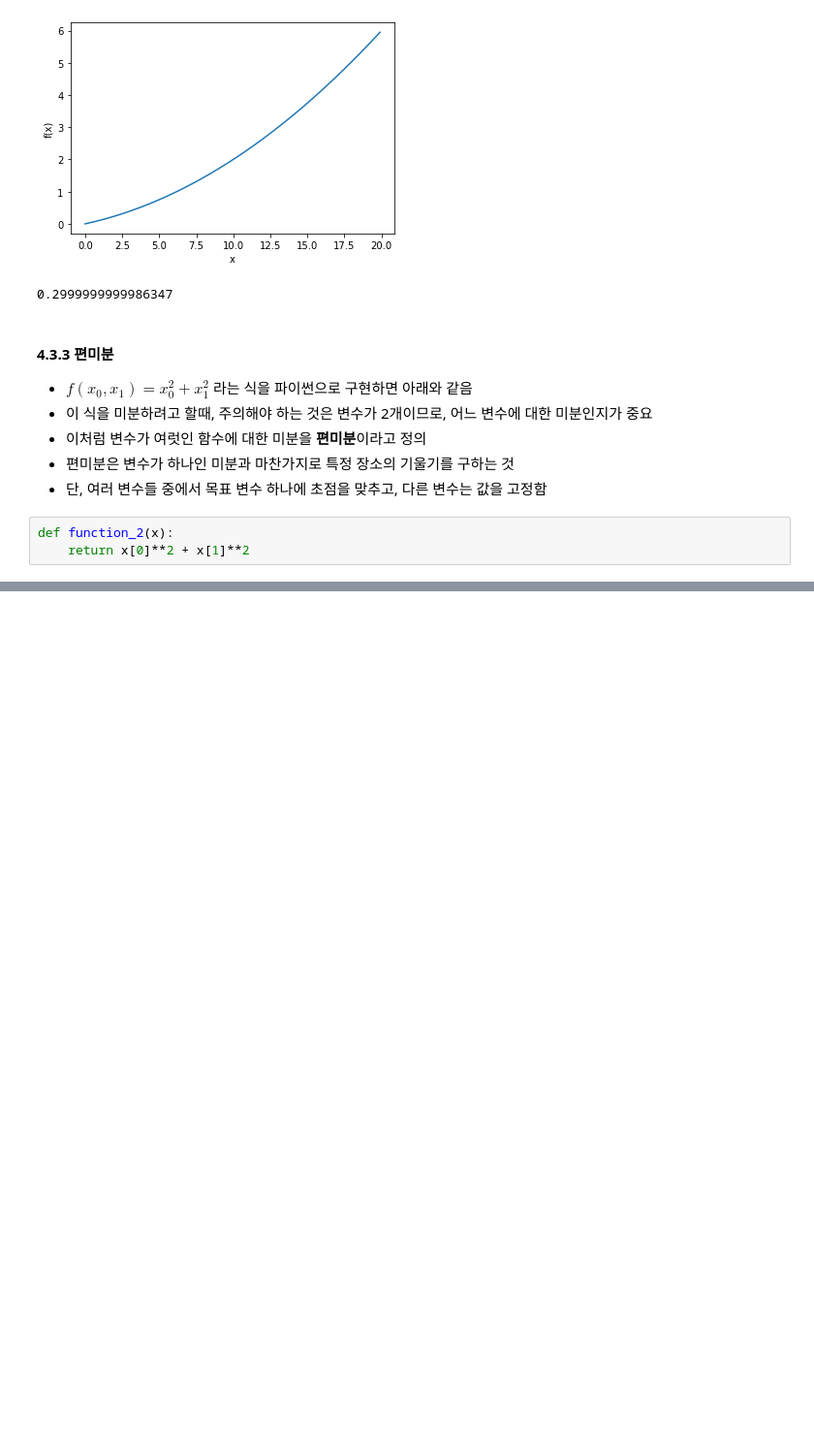
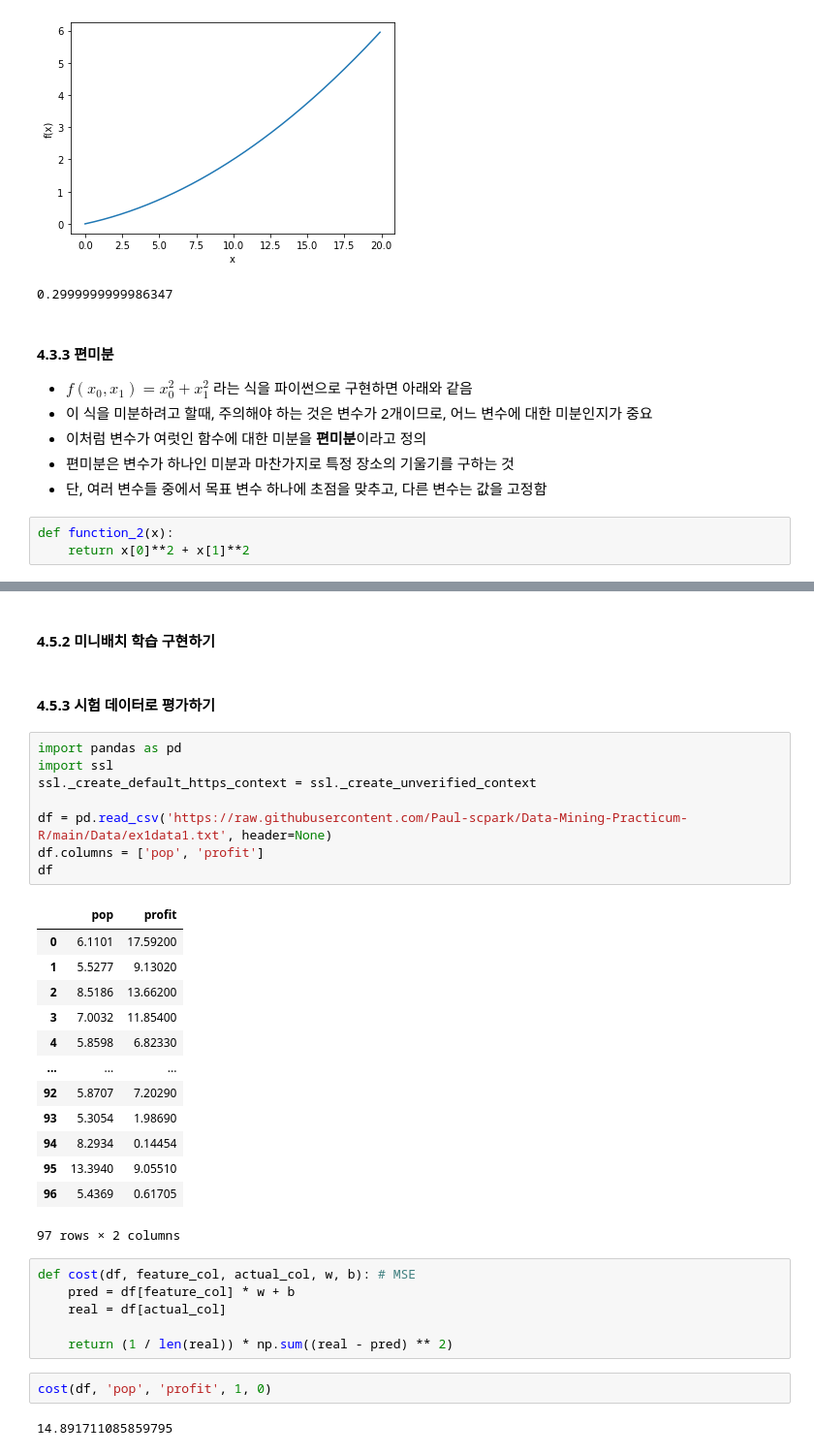
Before and after one commit to Paul-scpark/Deep-learning-from-scratch, a Jupyter notebook: 밑시딥1-4강-신경망학습.ipynb, the cells around one changed output, grey strips where cells are left out. Shown at 97% size. Cells and saved outputs as stored; diff of their text form; blank space fills up the shorter version.

```diff
--- a/밑시딥1-4강-신경망학습.ipynb
+++ b/밑시딥1-4강-신경망학습.ipynb
@@ -259,0 +483,36 @@ def function_2(x):
+# %% [markdown]
+#### 4.5.2 미니배치 학습 구현하기
+# %% [markdown]
+#### 4.5.3 시험 데이터로 평가하기
+# %%
+import pandas as pd
+import ssl
+ssl._create_default_https_context = ssl._create_unverified_context
+
+df = pd.read_csv('https://raw.githubusercontent.com/Paul-scpark/Data-Mining-Practicum-R/main/Data/ex1data1.txt', header=None)
+df.columns = ['pop', 'profit']
+df
+# %% [output]
+|  | pop | profit |
+| 0 | 6.1101 | 17.59200 |
+| 1 | 5.5277 | 9.13020 |
+| 2 | 8.5186 | 13.66200 |
+| 3 | 7.0032 | 11.85400 |
+| 4 | 5.8598 | 6.82330 |
+| ... | ... | ... |
+| 92 | 5.8707 | 7.20290 |
+| 93 | 5.3054 | 1.98690 |
+| 94 | 8.2934 | 0.14454 |
+| 95 | 13.3940 | 9.05510 |
+| 96 | 5.4369 | 0.61705 |
+97 rows × 2 columns
+# %%
+def cost(df, feature_col, actual_col, w, b): # MSE
+    pred = df[feature_col] * w + b
+    real = df[actual_col]
+
+    return (1 / len(real)) * np.sum((real - pred) ** 2)
+# %%
+cost(df, 'pop', 'profit', 1, 0)
+# %% [output]
+14.891711085859795
```
Also changed, not shown: parts of 13 cells of this notebook.
